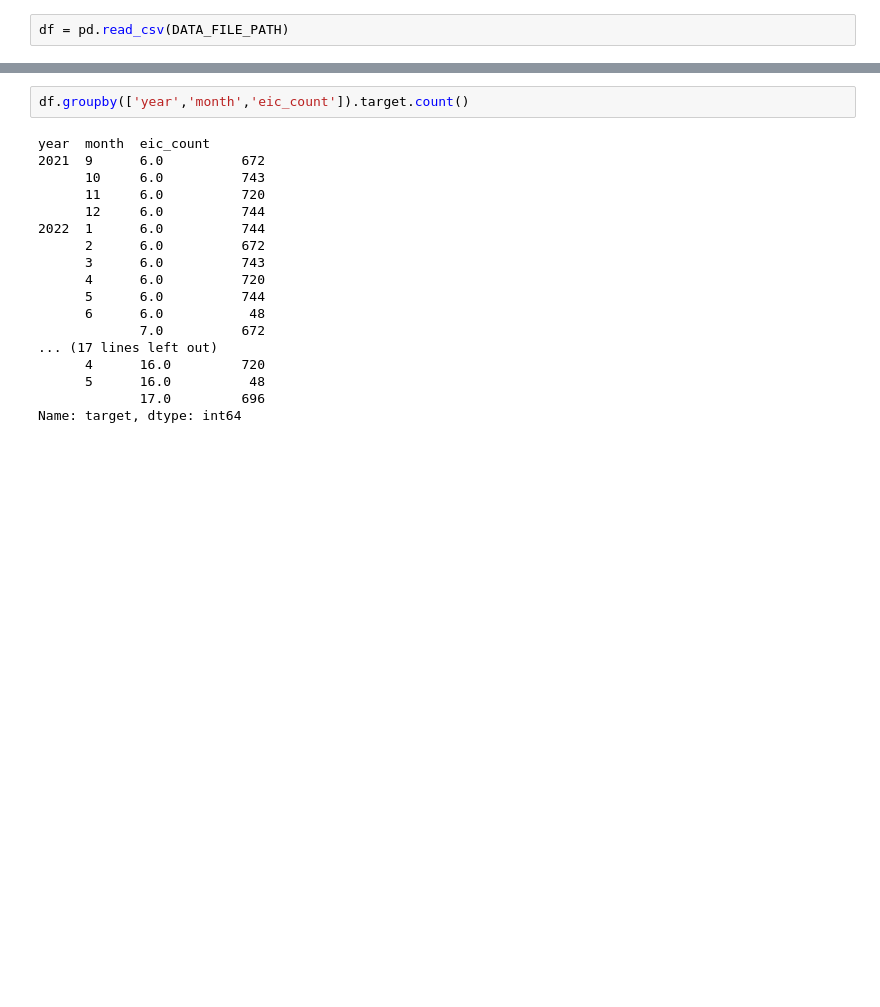
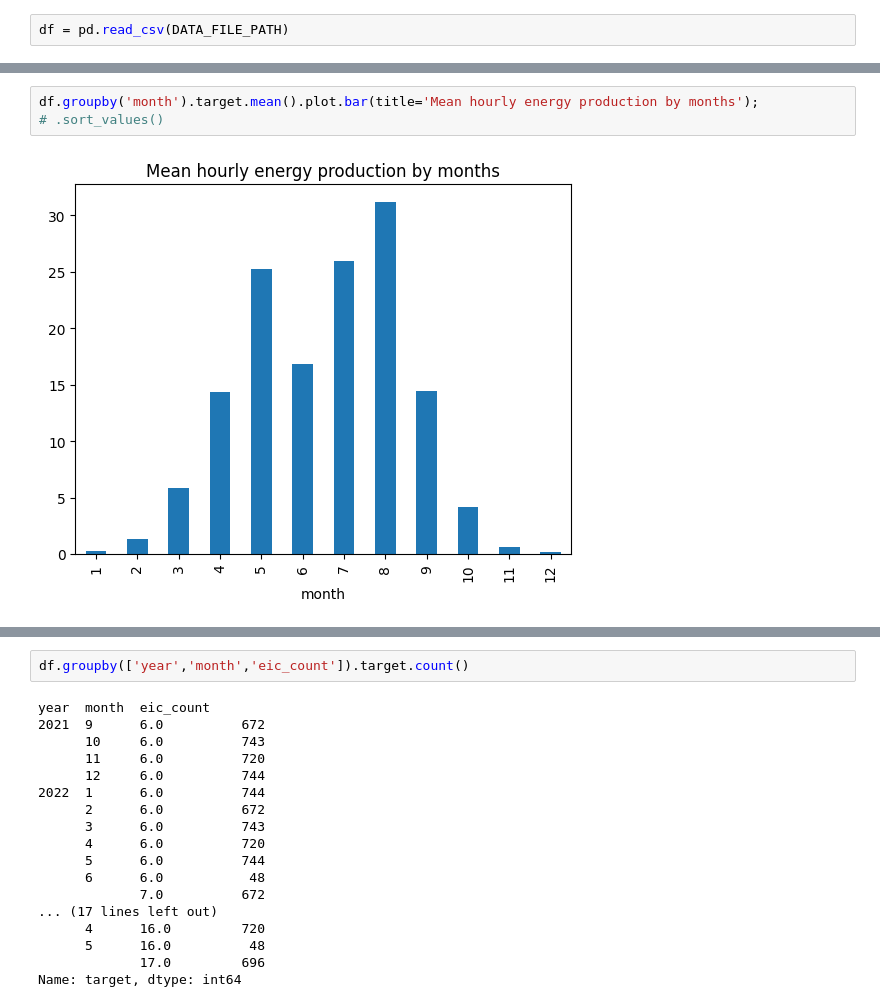
Before and after one commit to Olks/mlzoomcamp-capstone-project, a Jupyter notebook: eda.ipynb, the cells around one changed output, grey strips where cells are left out. Cells and saved outputs as stored; diff of their text form; blank space fills up the shorter version.

```diff
--- a/eda.ipynb
+++ b/eda.ipynb
@@ -45,0 +46,5 @@ df
+# %%
+df.groupby('month').target.mean().plot.bar(title='Mean hourly energy production by months');
+# .sort_values()
+# %% [output]
+[figure, added]
```
Also changed, not shown: parts of 11 cells of this notebook, 1 other file.
